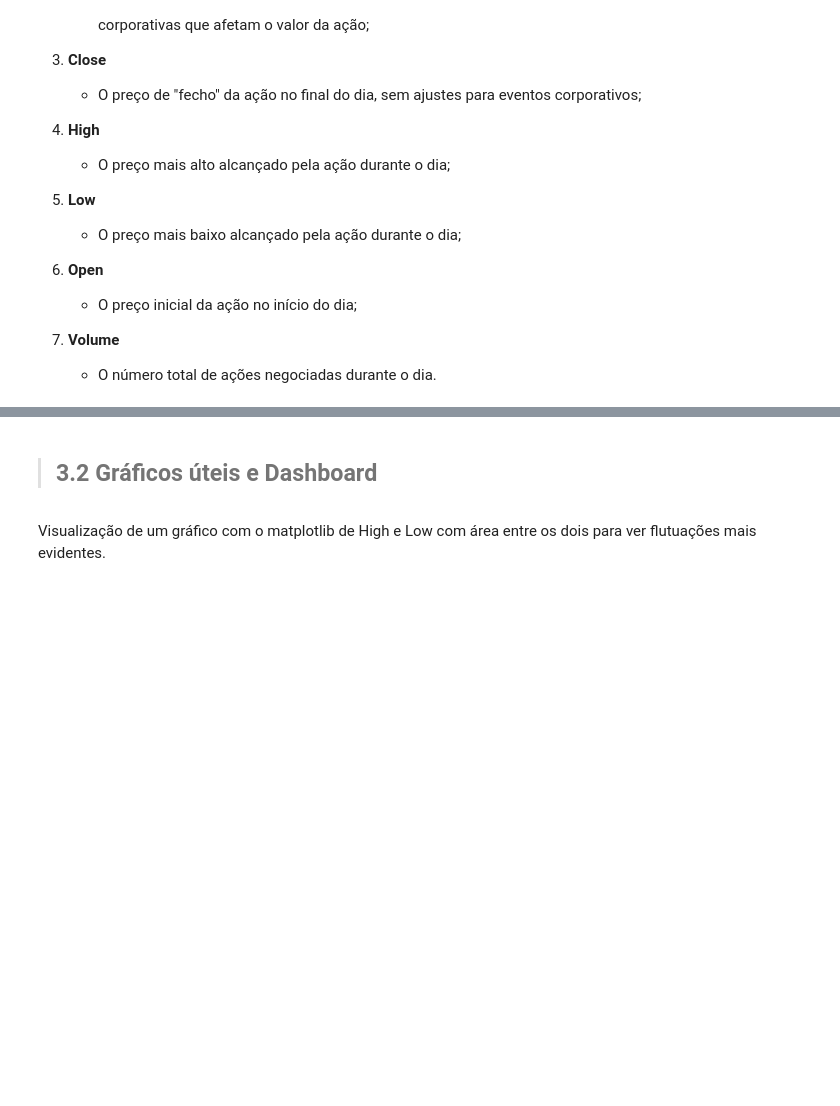
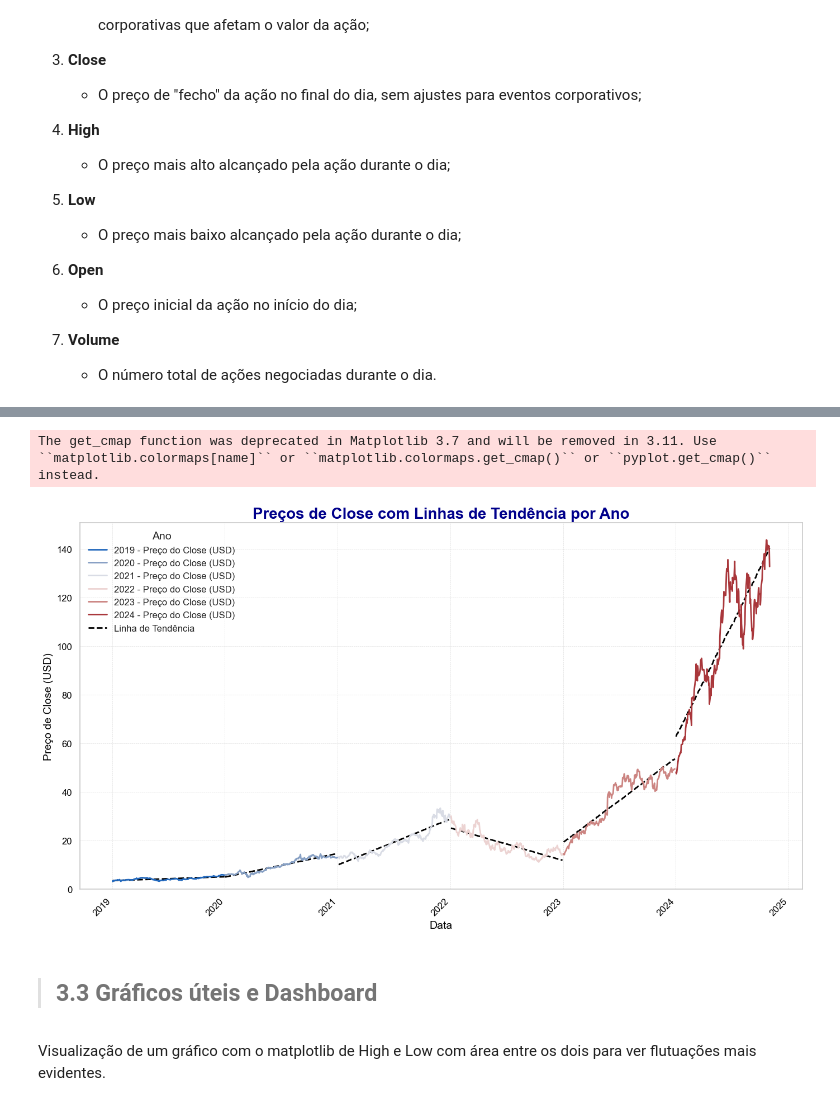
Before and after one commit to JoniFB03/OEOD, a Jupyter notebook: notebooks/Projeto_OEOD-Grupo7.ipynb, the cells around one changed output, grey strips where cells are left out. Drawn from its saved outputs; the diff is of its cells as text; code cells hidden in the pictures; blank space fills up the shorter version.

Commit message:
Stats Básicas Adicionadas

```diff
--- a/notebooks/Projeto_OEOD-Grupo7.ipynb
+++ b/notebooks/Projeto_OEOD-Grupo7.ipynb
@@ -276,0 +367,50 @@ data
+# %%
+variavel = 'Close'
+
+# Configurar o gráfico
+plt.figure(figsize=(14, 8))
+
+# Usar uma paleta de cores suave para as linhas de valores
+colors = plt.cm.get_cmap('vlag', len(dataStats['Year'].unique()))  # Paleta de cores mais suave para os anos
+unique_years = dataStats['Year'].unique()
+
+# Plotar a linha contínua com cores suaves para os valores de fechamento
+for i, year in enumerate(unique_years):
+    year_data = dataStats[dataStats['Year'] == year]
+    plt.plot(year_data['Date'], year_data[variavel], color=colors(i), label=f'{year} - Preço do {variavel} (USD)', linewidth=2, zorder=2)
+
+# Calcular e adicionar linhas de tendência para cada ano
+for i, year in enumerate(unique_years):
+    year_data = dataStats[dataStats['Year'] == year]
+    x = np.arange(len(year_data))  # Usar o índice como variável independente
+    y = year_data[variavel].values
+    # Regressão linear: y = mx + b
+    m, b = np.polyfit(x, y, 1)  # Regressão linear
+    trendline = m * x + b
+    # Linha de tendência em preto e mais espessa para destacar
+    plt.plot(year_data['Date'], trendline, '--', color='black', linewidth=2, zorder=1, label='Linha de Tendência' if i == 0 else "")
+
+# Configurar o título e rótulos com um design mais limpo
+plt.title(f'Preços de {variavel} com Linhas de Tendência por Ano', fontsize=20, fontweight='bold', color='darkblue')
+plt.xlabel('Data', fontsize=14, color='black')
+plt.ylabel(f'Preço de {variavel} (USD)', fontsize=14, color='black')
+
+# Melhorar o formato do eixo X (datas)
+plt.xticks(rotation=45, ha='right', fontsize=12, color='black')
+plt.yticks(fontsize=12, color='black')
+
+# Ajustar o limite do eixo Y para uma visualização mais limpa
+plt.ylim(bottom=0)  # Definir limite inferior do eixo Y para 0 (evitar valores negativos)
+
+# Adicionar uma grade leve e sutil
+plt.grid(True, which='both', linestyle='--', linewidth=0.5, alpha=0.6, zorder=0)
+
+# Ajustar a legenda: separar a legenda de linhas de tendência e de valores, dentro do gráfico
+plt.legend(title='Ano', title_fontsize=14, fontsize=12, loc='upper left', frameon=False)
+
+# Exibir o gráfico com layout ajustado
+plt.tight_layout()  # Ajuste automático do layout para evitar sobreposição de elementos
+plt.show()
+# %% [output]
+The get_cmap function was deprecated in Matplotlib 3.7 and will be removed in 3.11. Use ``matplotlib.colormaps[name]`` or ``matplotlib.colormaps.get_cmap()`` or ``pyplot.get_cmap()`` instead.
+[figure, added]
@@ -277,7 +419,7 @@ data
 # %% [markdown]
-# <a class='anchor' id='3.2'></a>
+# <a class='anchor' id='3.3'></a>
 
-> ## **3.2 Gráficos úteis e Dashboard**
+> ## **3.3 Gráficos úteis e Dashboard**
 # %% [markdown]
 Visualização de um gráfico com o matplotlib de High e Low com área entre os dois para ver flutuações mais evidentes.
 # %%
```
Also changed, not shown: parts of 22 cells of this notebook, 2 other files.
